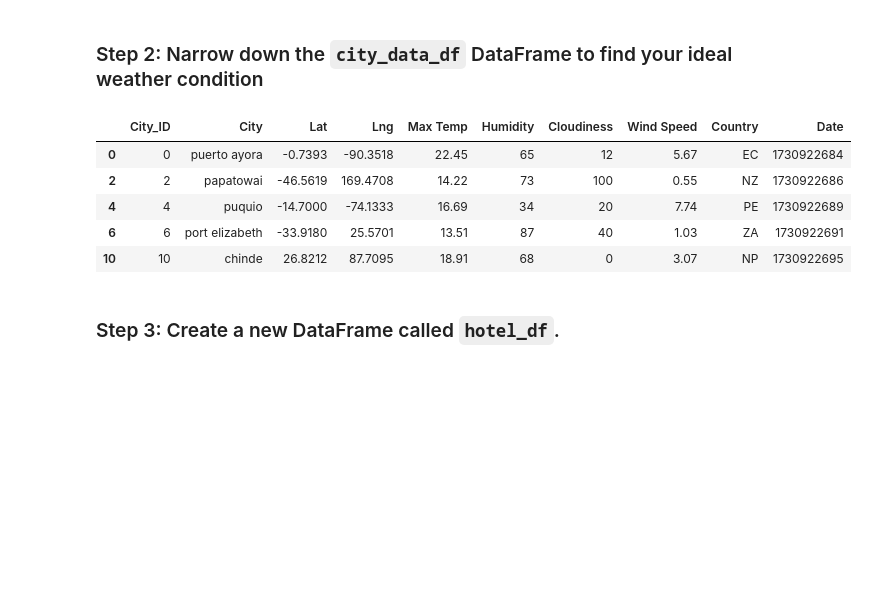
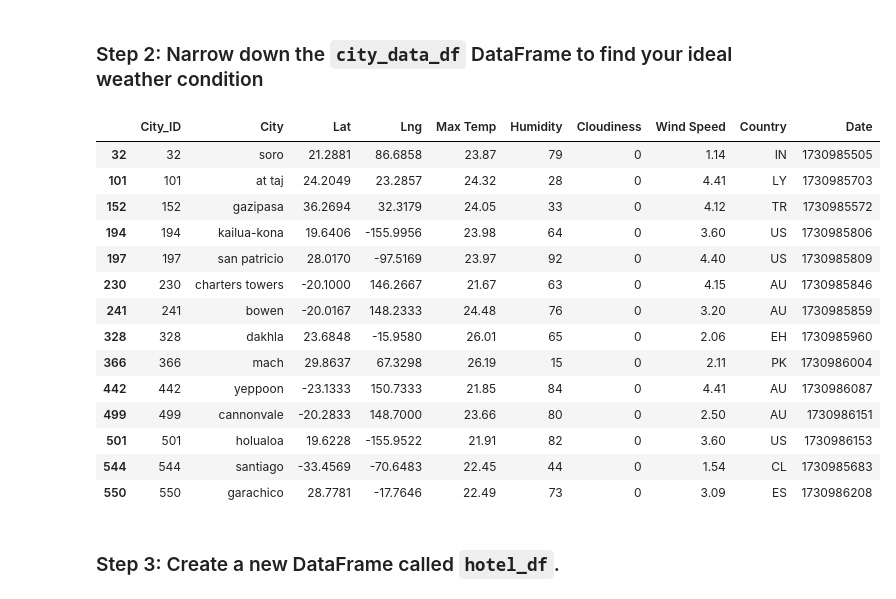
Before and after one commit to alekson-code/python-api-challenge, a Jupyter notebook: VacationPy.ipynb, the cells around one changed output. Saved outputs shown, nothing was run; the diff lists cells and outputs as text; code cells hidden in the pictures; blank space fills up the shorter version.

```diff
--- a/VacationPy.ipynb
+++ b/VacationPy.ipynb
@@ -58,26 +58,37 @@ humidity_map
 # %%
 # Narrow down cities that fit criteria and drop any results with null values
 # I'd like to go somewhere with highs between 55 and 75 F (roughly 13-23 C)
-filtered_city_data = city_data_df.loc[(city_data_df['Max Temp']<=23) & (city_data_df['Max Temp']>=13)]
+filtered_city_data = city_data_df.loc[(city_data_df['Max Temp']<=27) & (city_data_df['Max Temp']>=21)\
+     & (city_data_df["Wind Speed"] < 4.5) \
+    & (city_data_df["Cloudiness"] == 0),:]
 
 #Fixing Namibia country code
 filtered_city_data.loc[filtered_city_data['Country'].isna(), 'Country'] = 'NA'
 
 # Drop any rows with null values
 np.where(pd.isnull(filtered_city_data))
 np.where(pd.isna(filtered_city_data))
     #We have no missing or null values
 
 
 # Display sample data
-filtered_city_data.head()
+filtered_city_data
 # %% [output]
 |  | City_ID | City | Lat | Lng | Max Temp | Humidity | Cloudiness | Wind Speed | Country | Date |
-| 0 | 0 | puerto ayora | -0.7393 | -90.3518 | 22.45 | 65 | 12 | 5.67 | EC | 1730922684 |
-| 2 | 2 | papatowai | -46.5619 | 169.4708 | 14.22 | 73 | 100 | 0.55 | NZ | 1730922686 |
-| 4 | 4 | puquio | -14.7000 | -74.1333 | 16.69 | 34 | 20 | 7.74 | PE | 1730922689 |
-| 6 | 6 | port elizabeth | -33.9180 | 25.5701 | 13.51 | 87 | 40 | 1.03 | ZA | 1730922691 |
-| 10 | 10 | chinde | 26.8212 | 87.7095 | 18.91 | 68 | 0 | 3.07 | NP | 1730922695 |
+| 32 | 32 | soro | 21.2881 | 86.6858 | 23.87 | 79 | 0 | 1.14 | IN | 1730985505 |
+| 101 | 101 | at taj | 24.2049 | 23.2857 | 24.32 | 28 | 0 | 4.41 | LY | 1730985703 |
+| 152 | 152 | gazipasa | 36.2694 | 32.3179 | 24.05 | 33 | 0 | 4.12 | TR | 1730985572 |
+| 194 | 194 | kailua-kona | 19.6406 | -155.9956 | 23.98 | 64 | 0 | 3.60 | US | 1730985806 |
+| 197 | 197 | san patricio | 28.0170 | -97.5169 | 23.97 | 92 | 0 | 4.40 | US | 1730985809 |
+| 230 | 230 | charters towers | -20.1000 | 146.2667 | 21.67 | 63 | 0 | 4.15 | AU | 1730985846 |
+| 241 | 241 | bowen | -20.0167 | 148.2333 | 24.48 | 76 | 0 | 3.20 | AU | 1730985859 |
+| 328 | 328 | dakhla | 23.6848 | -15.9580 | 26.01 | 65 | 0 | 2.06 | EH | 1730985960 |
+| 366 | 366 | mach | 29.8637 | 67.3298 | 26.19 | 15 | 0 | 2.11 | PK | 1730986004 |
+| 442 | 442 | yeppoon | -23.1333 | 150.7333 | 21.85 | 84 | 0 | 4.41 | AU | 1730986087 |
+| 499 | 499 | cannonvale | -20.2833 | 148.7000 | 23.66 | 80 | 0 | 2.50 | AU | 1730986151 |
+| 501 | 501 | holualoa | 19.6228 | -155.9522 | 21.91 | 82 | 0 | 3.60 | US | 1730986153 |
+| 544 | 544 | santiago | -33.4569 | -70.6483 | 22.45 | 44 | 0 | 1.54 | CL | 1730985683 |
+| 550 | 550 | garachico | 28.7781 | -17.7646 | 22.49 | 73 | 0 | 3.09 | ES | 1730986208 |
 # %% [markdown]
 ### Step 3: Create a new DataFrame called `hotel_df`.
 # %%
```
Also changed, not shown: parts of 3 cells of this notebook, 3 other files.
